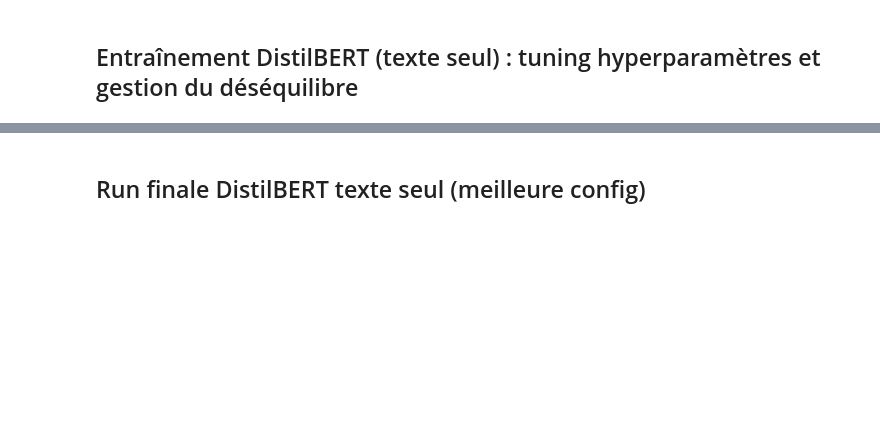
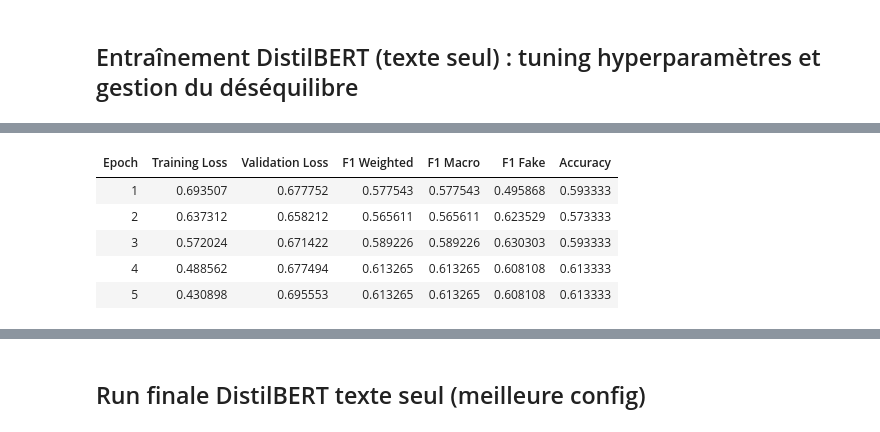
Before and after one commit to julessa/grp3_projet3_data, a Jupyter notebook: Franck/notebook/Modeles_Avances.ipynb, the cells around one changed output, grey strips where cells are left out. Cells and saved outputs as stored; diff of their text form; code cells hidden in the pictures; blank space fills up the shorter version.

```diff
--- a/Franck/notebook/Modeles_Avances.ipynb
+++ b/Franck/notebook/Modeles_Avances.ipynb
@@ -390,0 +405,81 @@ display(results_df.sort_values("f1w_val", ascending=False))
+# %%
+import os, shutil
+
+# ── Helper : extraire les meilleures métriques val depuis le log_history ──────
+def best_eval_from_history(trainer):
+    """Retourne le dict de métriques val de la meilleure époque (max f1_weighted)."""
+    eval_logs = [x for x in trainer.state.log_history if "eval_f1_weighted" in x]
+    if not eval_logs:
+        return {}
+    return max(eval_logs, key=lambda x: x.get("eval_f1_weighted", 0.0))
+
+# ── Grille de tuning DistilBERT ───────────────────────────────────────────────
+lrs          = [2e-5, 3e-5]
+disbal_modes = [("class_weight", False), ("sampler", True)]
+results_tuning = []
+
+for lr in lrs:
+    for mode_name, use_sampler in disbal_modes:
+        run_name   = f"distilbert_lr{lr:.0e}_{mode_name}"
+        output_dir = f"../models/tuning/{run_name}"
+        print(f"\n{'='*60}")
+        print(f"  Run : {run_name}")
+        print(f"{'='*60}")
+
+        model      = AutoModelForSequenceClassification.from_pretrained(MODEL_NAME_DISTILBERT, num_labels=2)
+        metrics_cb = MetricsCallback()
+        pred_cb    = PredDistributionCallback()
+
+        args = TrainingArguments(
+            output_dir                  = output_dir,
+            num_train_epochs            = 5,
+            per_device_train_batch_size = 16,
+            per_device_eval_batch_size  = 32,
+            learning_rate               = lr,
+            lr_scheduler_type           = "linear",
+            warmup_ratio                = 0.1,
+            eval_strategy               = "epoch",
+            save_strategy               = "epoch",
+            load_best_model_at_end      = True,
+            metric_for_best_model       = "f1_weighted",
+            greater_is_better           = True,
+            use_cpu                     = USE_CPU,
+            fp16                        = False,
+            report_to                   = "none",
+            logging_strategy            = "epoch",
+            seed                        = 42,
+        )
+
+        trainer = WeightedTrainer(
+            model           = model,
+            args            = args,
+            train_dataset   = train_ds_A,
+            eval_dataset    = val_ds_A,
+            compute_metrics = compute_metrics,
+            callbacks       = [EarlyStoppingCallback(early_stopping_patience=2),
+                                metrics_cb, pred_cb],
+            class_weights   = class_weights_A if not use_sampler else None,
+            use_sampler     = use_sampler,
+            sampler         = sampler_A if use_sampler else None,
+        )
+
+        trainer.train()
+
+        # Métriques val extraites du log_history (évite le bug EarlyStoppingCallback)
+        best_eval = best_eval_from_history(trainer)
+        results_tuning.append({
+            "run":         run_name,
+            "lr":          lr,
+            "mode":        mode_name,
+            "val_f1_w":    best_eval.get("eval_f1_weighted", float("nan")),
+            "val_f1_fake": best_eval.get("eval_f1_fake",     float("nan")),
+            "val_acc":     best_eval.get("eval_accuracy",    float("nan")),
+            "history":     metrics_cb.history,
+        })
+        print(f"  -> val F1w={results_tuning[-1]['val_f1_w']:.4f} | F1_FAKE={results_tuning[-1]['val_f1_fake']:.4f}")
+
+        if os.path.exists(output_dir):
+            shutil.rmtree(output_dir, ignore_errors=True)
+
+print("\nTuning DistilBERT termine.")
+# %% [output]
@@ -390,0 +507,6 @@ display(results_df.sort_values("f1w_val", ascending=False))
+| Epoch | Training Loss | Validation Loss | F1 Weighted | F1 Macro | F1 Fake | Accuracy |
+| 1 | 0.693507 | 0.677752 | 0.577543 | 0.577543 | 0.495868 | 0.593333 |
+| 2 | 0.637312 | 0.658212 | 0.565611 | 0.565611 | 0.623529 | 0.573333 |
+| 3 | 0.572024 | 0.671422 | 0.589226 | 0.589226 | 0.630303 | 0.593333 |
+| 4 | 0.488562 | 0.677494 | 0.613265 | 0.613265 | 0.608108 | 0.613333 |
+| 5 | 0.430898 | 0.695553 | 0.613265 | 0.613265 | 0.608108 | 0.613333 |
```
Also changed, not shown: parts of 32 cells of this notebook, 13 other files.
